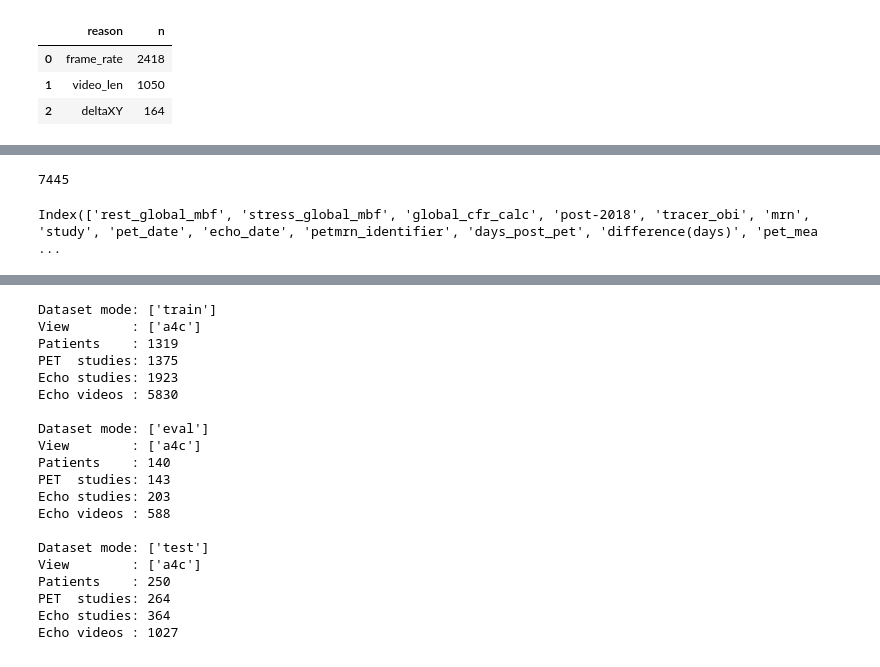
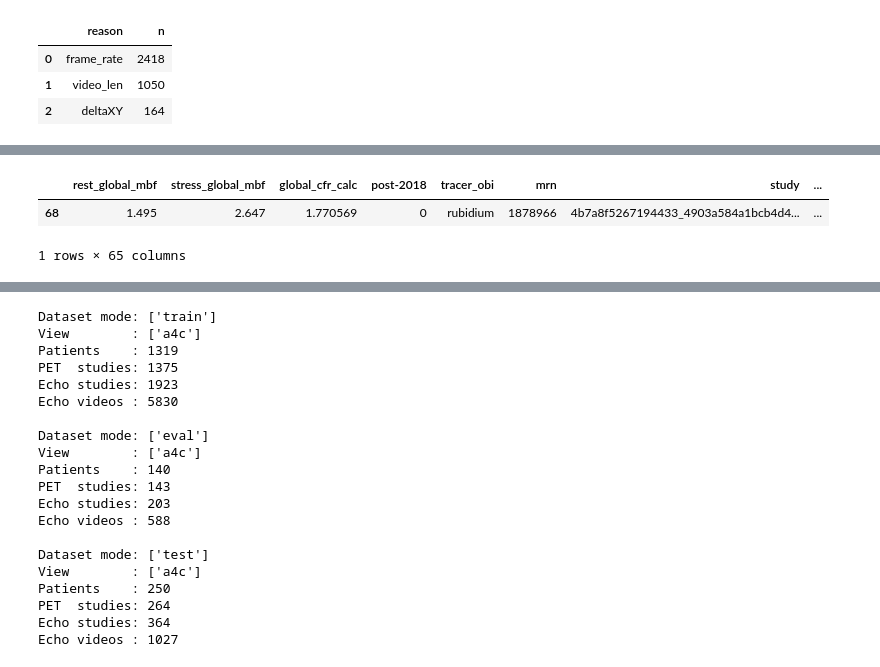
Before and after one commit to awerdich/werdich-cfr, a Jupyter notebook: notebooks/tfr_data_train_summary.ipynb, the cells around one changed output, grey strips where cells are left out. Saved outputs shown, nothing was run; the diff lists cells and outputs as text; code cells hidden in the pictures.

```diff
--- a/notebooks/tfr_data_train_summary.ipynb
+++ b/notebooks/tfr_data_train_summary.ipynb
@@ -93,12 +96,30 @@ tf_failed_data.head(20)
-# %%
-# Save the failed data frame
-print(len(df.filename.unique()))
-# Save all image data that was converted to TFR
-failed_file_name = 'global_pet_echo_dataset_200617.failed'
-tf_failed_data.to_parquet(os.path.join(meta_dir, failed_file_name))
-# %% [output]
-7445
-# %%
-train_df.columns
-# %% [output]
-Index(['rest_global_mbf', 'stress_global_mbf', 'global_cfr_calc', 'post-2018', 'tracer_obi', 'mrn', 'study', 'pet_date', 'echo_date', 'petmrn_identifier', 'days_post_pet', 'difference(days)', 'pet_mea ...
+# %%
+im_array_ser_list = [] # list of pd.Series object for the files in im_array_list
+
+ser_df = tf_failed_data.loc[tf_failed_data.filename == filename, :]
+file = os.path.join(ser_df.dir.values[0], filename)
+frame_time = ser_df.frame_time.values[0] * 1e-3
+rate = 1 / frame_time
+ser = ser_df.iloc[0]
+
+try:
+    with lz4.frame.open(file, 'rb') as fp:
+        data = np.load(fp)
+except IOError as err:
+    print('Cannot open npy file.')
+    print(err)
+    error='load'
+else:
+    video_len = data.shape[0] / rate
+    ser_df2 = ser_df.assign(data_n_frames = data.shape[0],
+                            data_rows = data.shape[1],
+                            data_cols = data.shape[2],
+                            data_video_len = video_len)
+
+    im_array_ser_list.append(ser_df2)
+# %%
+im_array_ser_list[0]
+# %% [output]
+|  | rest_global_mbf | stress_global_mbf | global_cfr_calc | post-2018 | tracer_obi | mrn | study | ... |
+| 68 | 1.495 | 2.647 | 1.770569 | 0 | rubidium | 1878966 | 4b7a8f5267194433_4903a584a1bcb4d4... | ... |
+1 rows × 65 columns
```
Also changed, not shown: parts of 7 cells of this notebook, 2 other files.
